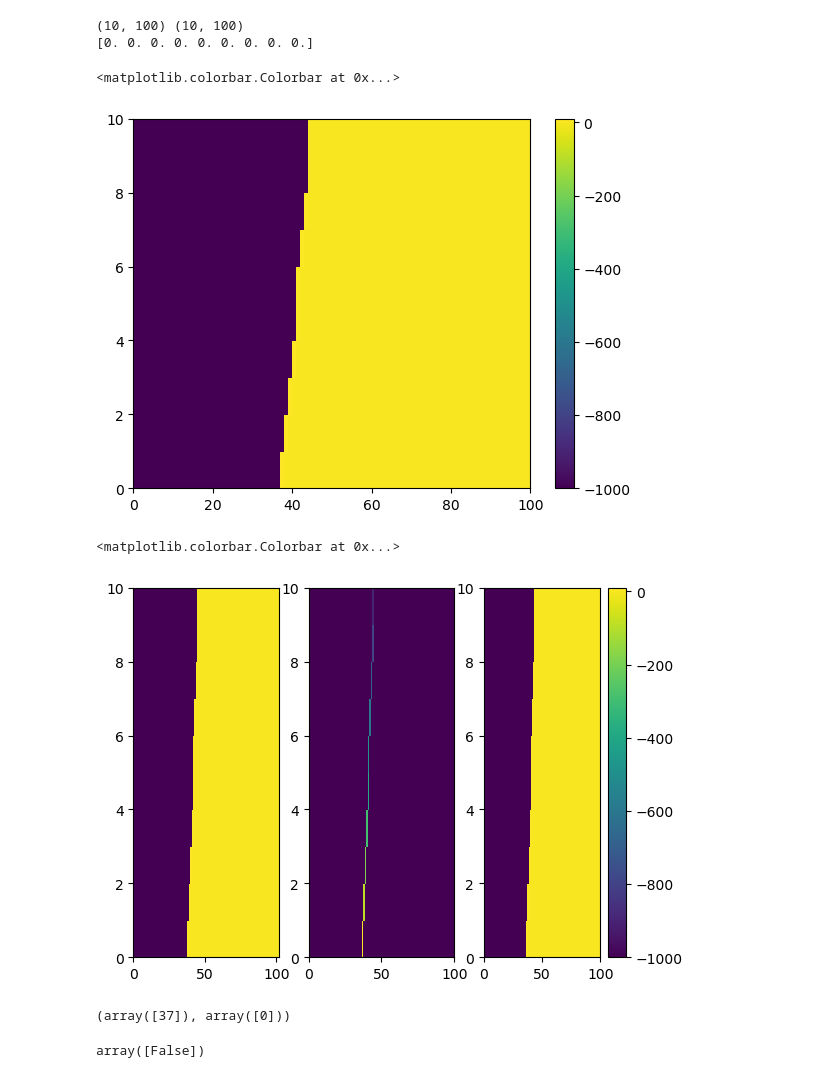
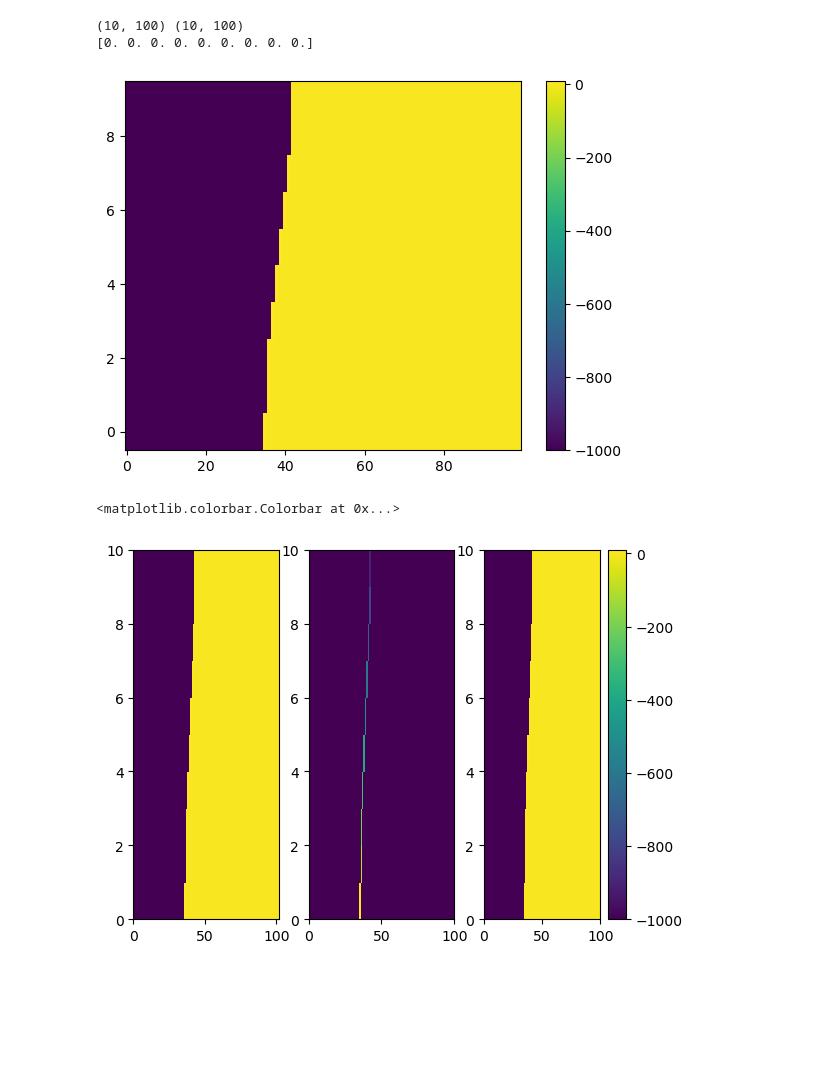
Before and after one commit to fncsobral/waom_notebook, a Jupyter notebook: OHB_shelf/Cross-1500m/testing.ipynb, the cells around one changed output. Cells and saved outputs as stored; diff of their text form; code cells hidden in the pictures; blank space fills up the shorter version.

```diff
--- a/OHB_shelf/Cross-1500m/testing.ipynb
+++ b/OHB_shelf/Cross-1500m/testing.ipynb
@@ -55,7 +56,7 @@ h.plot()
 h = h.fillna(0)
 # h.where(h<=200).plot()
 # %%
-contour_depth = 1500.
+contour_depth = 1000.
 
 x_var = lon_rho
 y_var = lat_rho
@@ -66,7 +67,9 @@ x_contour = []
 y_contour = []
 
 # Create the contour:
-sc = plt.contour(h, levels=[contour_depth])
+sc = plt.contour(h, levels=[contour_depth], colors='red')
+plt.contourf(h, levels=[0, 1000, 1500, 2000, 3000, 4000, 5000])
+plt.colorbar()
 for collection in sc.collections:
     for path in collection.get_paths():
         # print(collection.get_paths())
@@ -78,4 +81,6 @@ for collection in sc.collections:
             if int(np.round(path.vertices[ii][0])) < 125:   #FS added to select only the shelf break contour
                 x_contour.append(int(np.round(path.vertices[ii][0])))
                 y_contour.append(int(np.round(path.vertices[ii][1])))
+
+plt.scatter(x_contour, y_contour, s=15, alpha=0.5, color='tomato');
 # %% [output]
@@ -352,11 +363,10 @@ for ii in range(len(contour_mask[0,:])-1):
 (10, 100) (10, 100)
 [0. 0. 0. 0. 0. 0. 0. 0. 0.]
 # %%
-plt.pcolor(contour_masked_above)
-plt.colorbar()
+plt.pcolormesh(contour_mask.xi_rho, contour_mask.eta_rho, contour_masked_above)
+plt.colorbar();
 # %% [output]
-<matplotlib.colorbar.Colorbar at 0x...>
-[figure, old version]
+[figure, new version]
 # %%
 import numpy.ma as ma
 
@@ -383,15 +393,22 @@ ax[1].pcolor(contour_mask_numbered)
 pc = ax[2].pcolor(contour_masked_above); plt.colorbar(pc)
 # %% [output]
 <matplotlib.colorbar.Colorbar at 0x...>
-[figure, old version]
+[figure, new version]
-# %%
-index_i = np.where(contour_mask_numbered==mask_loc)[1]
-index_j = np.where(contour_mask_numbered==mask_loc)[0]
-
-index_i, index_j
-# %% [output]
-(array([37]), array([0]))
 # %%
+
+new_number_count = 1
+# for mask_loc in range(1, int(np.max(contour_mask_numbered))+1):
+    # print(mask_loc)
+
+mask_loc = 1
+# Getting xi and eta indexes for the number correlated.
+# The lower numbers or CONTOUR_MASK_NUMBERED are located at the northward part: 1 more north than 10
+# The higher index_j the more north you are in the domain.... So index_j-1 you displace one cell SOUTH.
+# ALSO: an index_j=-1 means last row to north of the domain.
+index_i = np.where(contour_mask_numbered==mask_loc)[1]
+index_j = np.where(contour_mask_numbered==mask_loc)[0]
+
+
 # if point above is towards Antarctica and point below is away from Antarctica:
 # take transport grid point to north of t grid:
 if (contour_masked_above[index_j, index_i]==0) and (contour_masked_above[index_j-1, index_i]!=0):
@@ -418,5 +435,3 @@ elif (contour_masked_above_halo[index_j, index_i]==0) and (contour_masked_above_
     mask_x_transport[index_j, index_i-1] = 1
     mask_x_transport_numbered[index_j, index_i-1] = new_number_count
     new_number_count += 1
-# %% [output]
-array([False])
```
Also changed, not shown: parts of 29 cells of this notebook.
